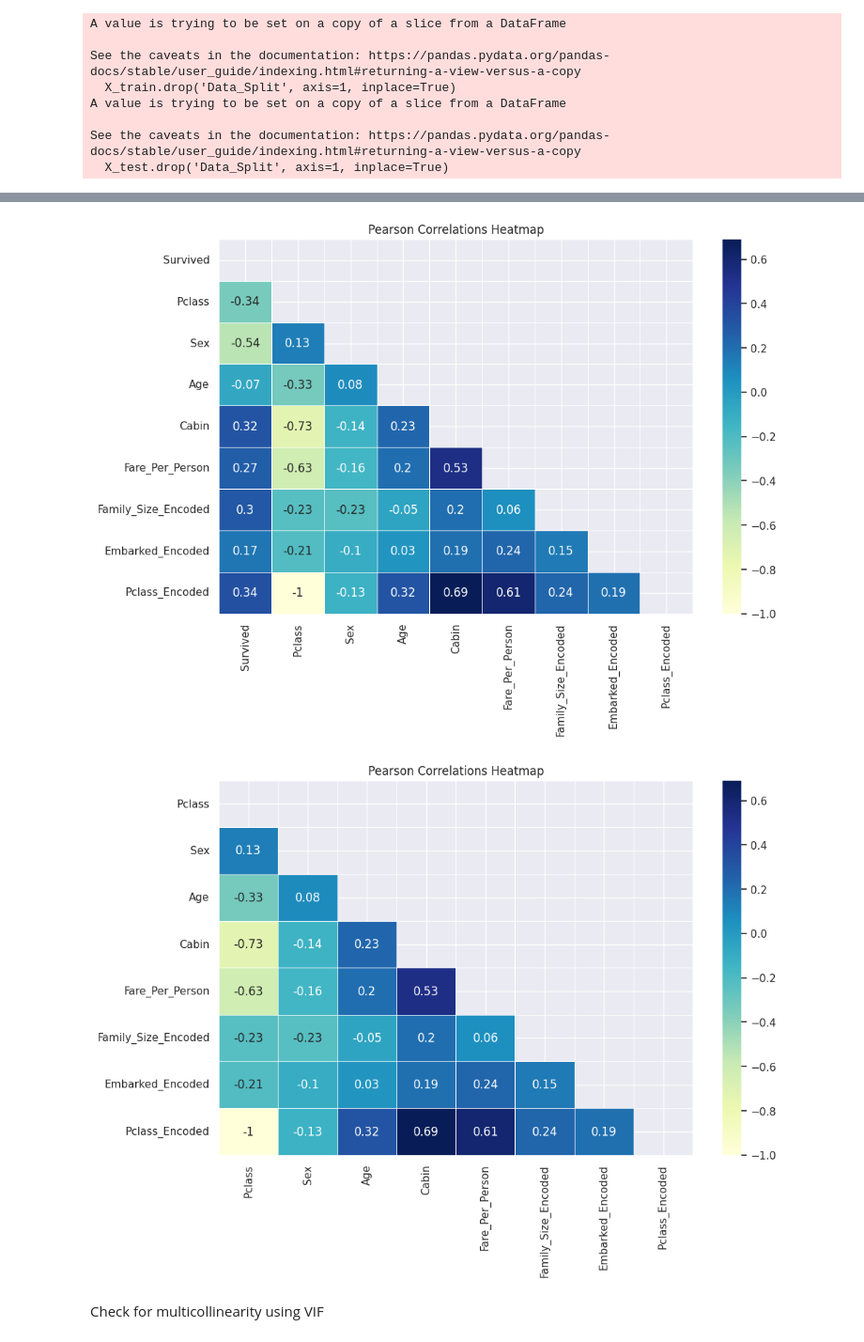
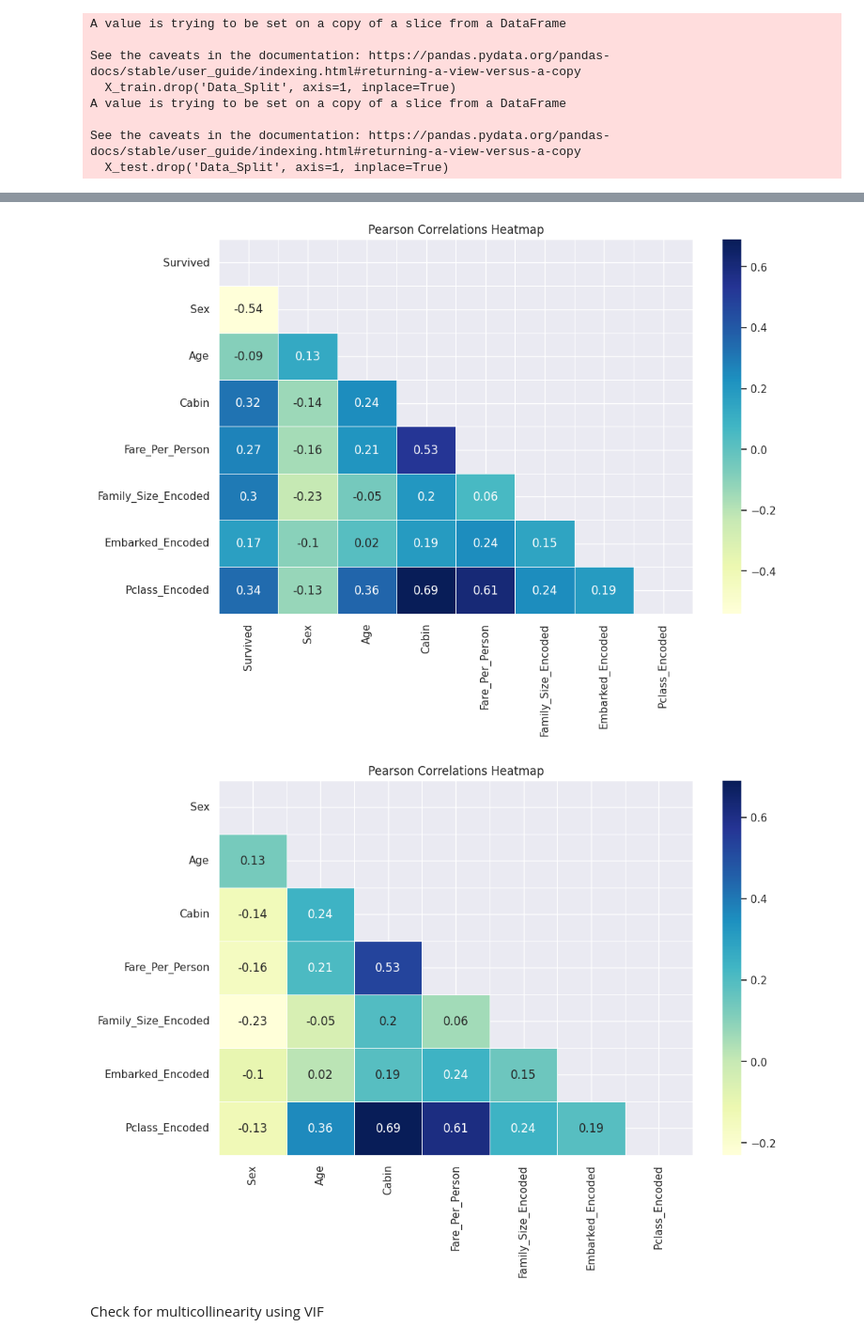
Before and after one commit to Bladys0710/titanic-ml-project, a Jupyter notebook: notebooks/01_EDA_and_PreProcessing.ipynb, the cells around one changed output, grey strips where cells are left out. Shown at 94% size. Cells and saved outputs as stored; diff of their text form; code cells hidden in the pictures.

```diff
--- a/notebooks/01_EDA_and_PreProcessing.ipynb
+++ b/notebooks/01_EDA_and_PreProcessing.ipynb
@@ -446,6 +444,7 @@ test_data['Pclass_Encoded'] = test_data['Pclass'].map(mean_target)
 
 # Drop the original 'Pclass' column from the test DataFrame
 test_data = test_data.drop('Pclass', axis=1)
+train_data = train_data.drop('Pclass', axis=1)
 
 train_data
 # %% [output]
@@ -528,6 +556,13 @@ array([22.  , 38.  , 26.  , 35.  ,   nan, 54.  ,  2.  , 27.  , 14.  ,
        45.5 , 20.5 , 62.  , 41.  , 52.  , 63.  , 23.5 ,  0.92, 43.  ,
        60.  , 10.  , 64.  , 13.  , 48.  ,  0.75, 53.  , 57.  , 80.  ,
        70.  , 24.5 ,  6.  ,  0.67, 30.5 ,  0.42, 34.5 , 74.  ])
+# %%
+from sklearn.preprocessing import LabelEncoder
+
+# Perform label encoding
+le = LabelEncoder()
+train_data['Sex'] = le.fit_transform(train_data['Sex'])
+test_data['Sex'] = le.transform(test_data['Sex'])
 # %% [markdown]
 KNN Imputation of missing values
 # %%
@@ -550,10 +598,22 @@ print(train_data['Age'].isnull().sum())  # Should be 0 if all missing values wer
 train_data.loc[:, 'Z-score_Age'] = stats.zscore(train_data['Age'])
 
 # Define outliers based on Z-score threshold
-outlier_condition = (train_data['Z-score_Age'] > 3) | (train_data['Z-score_Age'] < -3)
+threshold = 3  # Define the threshold for outliers
+outlier_condition = (train_data['Z-score_Age'] > threshold) | (train_data['Z-score_Age'] < -threshold)
 outliers = train_data[outlier_condition]
+
+# Count the number of outliers
+outlier_count = outliers.shape[0]
+print(f'Number of outliers: {outlier_count}')
 
 # Sort the outliers in ascending order and print only the outlier values of Age and their Z-scores
 sorted_outliers = outliers[['Age', 'Z-score_Age']].sort_values(by='Age')
 print(sorted_outliers)
+
+# Calculate the median of the Age column
+median_value = train_data['Age'].median()
+
+# Replace outliers with the median
+train_data.loc[train_data['Z-score_Age'] > threshold, 'Age'] = median_value
+train_data.loc[train_data['Z-score_Age'] < -threshold, 'Age'] = median_value
 # %% [output]
@@ -708,9 +752,3 @@ df
-# %%
-from sklearn.preprocessing import LabelEncoder
-
-#Perform label encoding
-le = LabelEncoder()
-df['Sex'] = le.fit_transform(df['Sex'])
 # %% [markdown]
 #### Data Split
 # %%
@@ -736,5 +774,5 @@ print(list(X_train.columns))
 # %%
-corr = X_train[['Survived', 'Pclass', 'Sex', 'Age', 'Cabin', 'Fare_Per_Person', 'Family_Size_Encoded', 'Embarked_Encoded', 'Pclass_Encoded']].corr()
+corr = X_train[['Survived', 'Sex', 'Age', 'Cabin', 'Fare_Per_Person', 'Family_Size_Encoded', 'Embarked_Encoded', 'Pclass_Encoded']].corr()
 
 corr_rounded = corr.round(2)  # Round to 2 decimal places
 
@@ -742,17 +780,17 @@ sns.set(rc={'figure.figsize':(11,7)})
 sns.heatmap(corr_rounded,linewidths=.5, annot=True, cmap="YlGnBu",mask=np.triu(np.ones_like(corr_rounded, dtype=np.bool)))\
     .set_title("Pearson Correlations Heatmap");
 # %% [output]
-[figure, old version]
+[figure, new version]
 # %%
-corr = X_train[['Pclass', 'Sex', 'Age', 'Cabin', 'Fare_Per_Person', 'Family_Size_Encoded', 'Embarked_Encoded', 'Pclass_Encoded']].corr()
+corr = X_train[['Sex', 'Age', 'Cabin', 'Fare_Per_Person', 'Family_Size_Encoded', 'Embarked_Encoded', 'Pclass_Encoded']].corr()
 
 corr_rounded = corr.round(2)  # Round to 2 decimal places
 
 sns.set(rc={'figure.figsize':(11,7)})
 sns.heatmap(corr_rounded,linewidths=.5, annot=True, cmap="YlGnBu",mask=np.triu(np.ones_like(corr_rounded, dtype=np.bool)))\
     .set_title("Pearson Correlations Heatmap");
 # %% [output]
-[figure, old version]
+[figure, new version]
 # %% [markdown]
 Check for multicollinearity using VIF
 # %%
```
Also changed, not shown: parts of 17 cells of this notebook, 3 other files.
